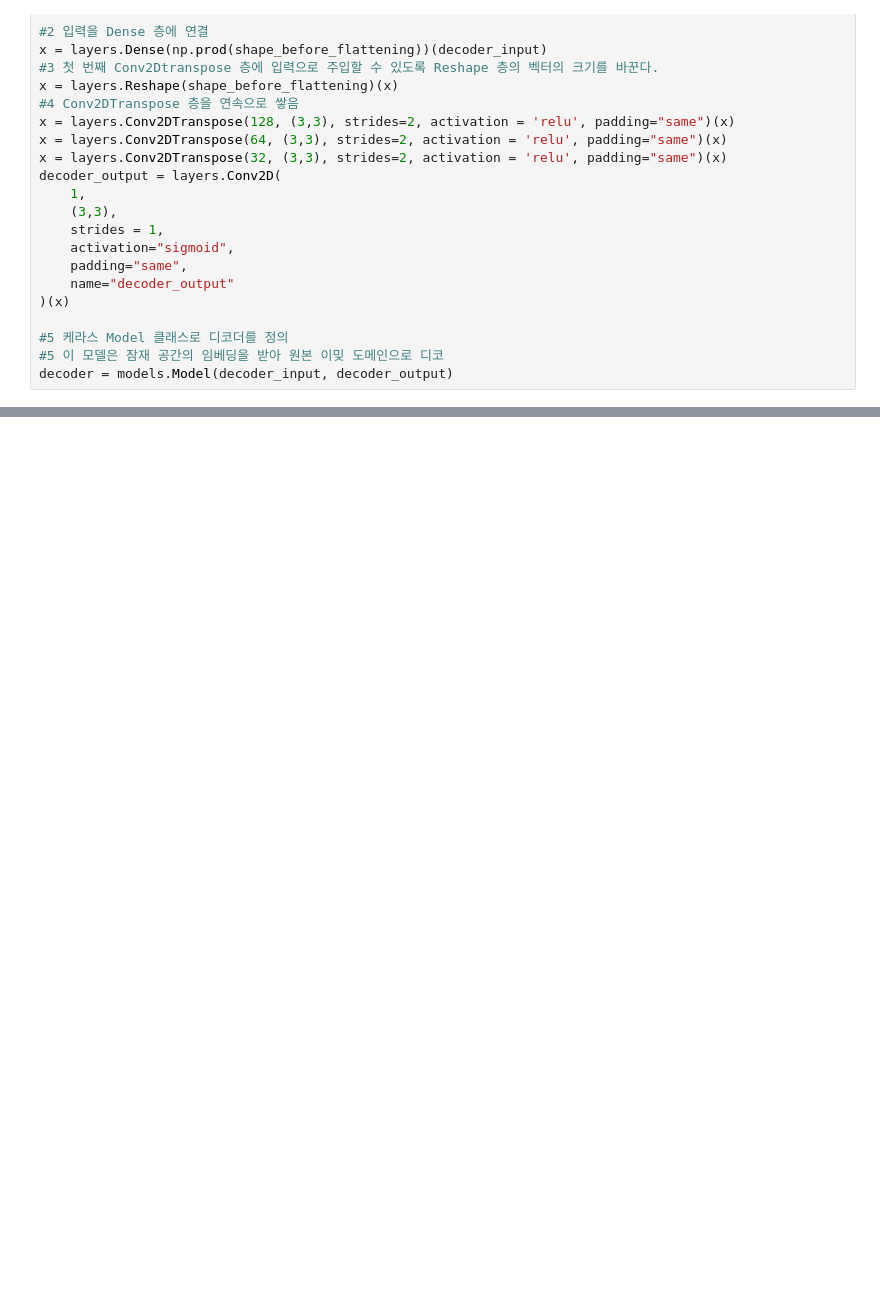
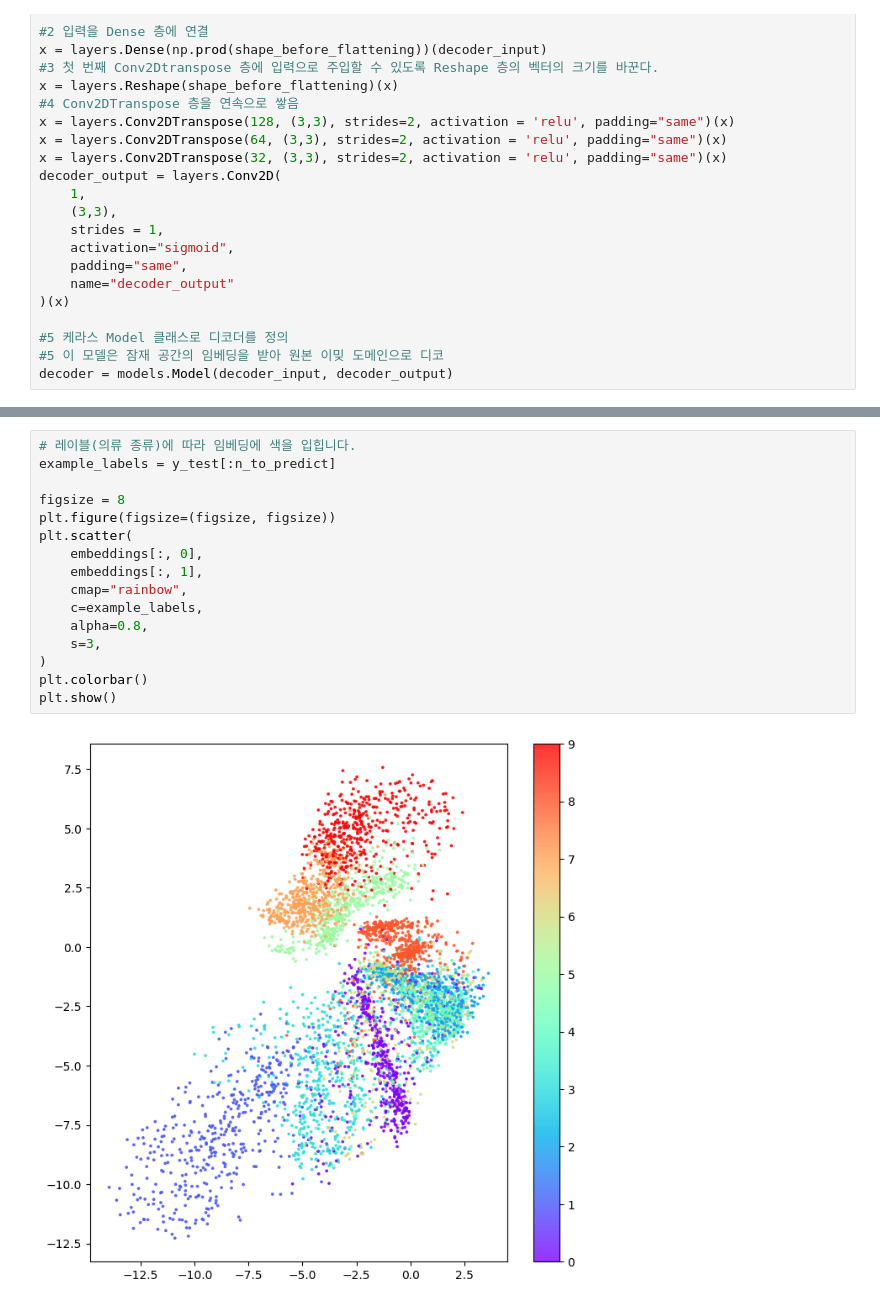
Before and after one commit to KimHyun2241/AI_study, a Jupyter notebook: autoencoder.ipynb, the cells around one changed output, grey strips where cells are left out. Saved outputs shown, nothing was run; the diff lists cells and outputs as text; blank space fills up the shorter version.

```diff
--- a/autoencoder.ipynb
+++ b/autoencoder.ipynb
@@ -134,0 +209,18 @@ _________________________________________________________________
+# %%
+# 레이블(의류 종류)에 따라 임베딩에 색을 입힙니다.
+example_labels = y_test[:n_to_predict]
+
+figsize = 8
+plt.figure(figsize=(figsize, figsize))
+plt.scatter(
+    embeddings[:, 0],
+    embeddings[:, 1],
+    cmap="rainbow",
+    c=example_labels,
+    alpha=0.8,
+    s=3,
+)
+plt.colorbar()
+plt.show()
+# %% [output]
+[figure, added]
```
Also changed, not shown: parts of 13 cells of this notebook.
